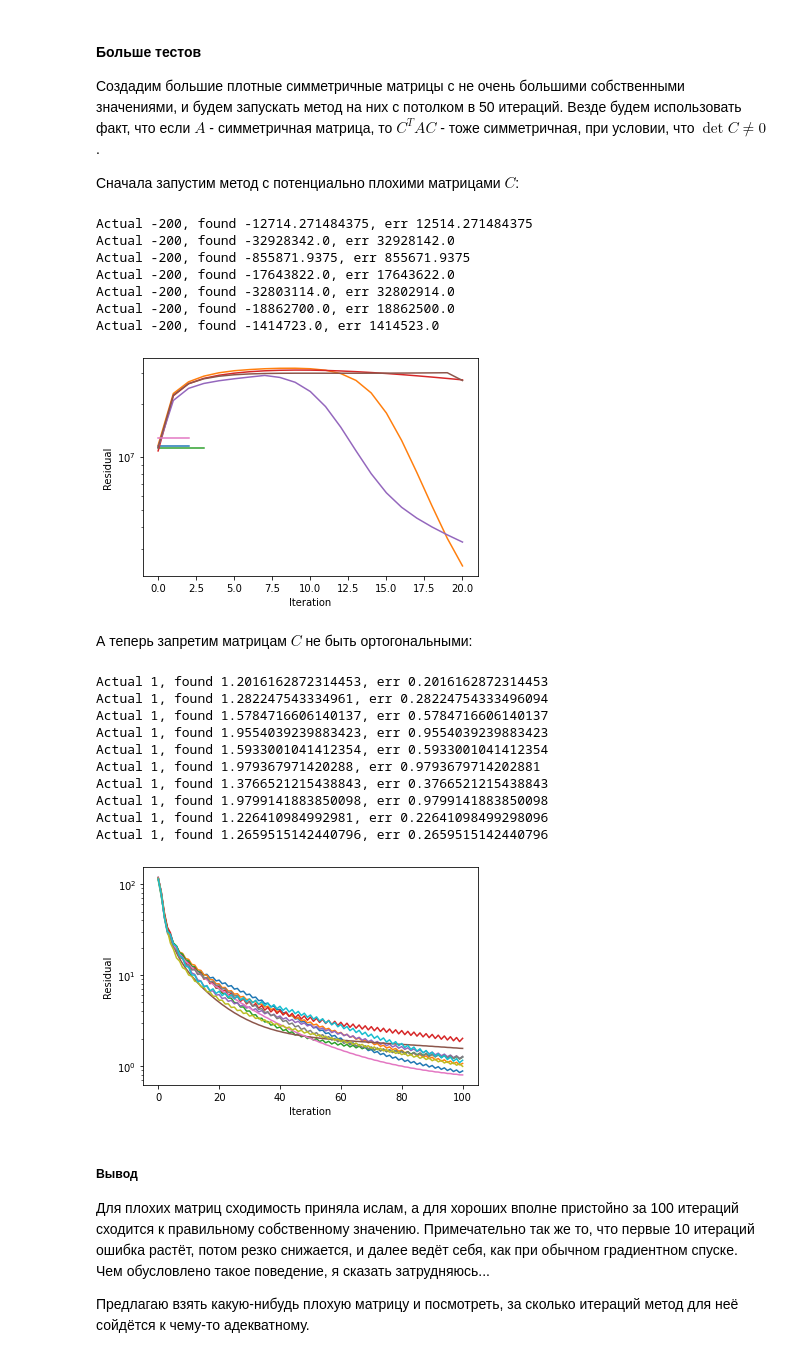
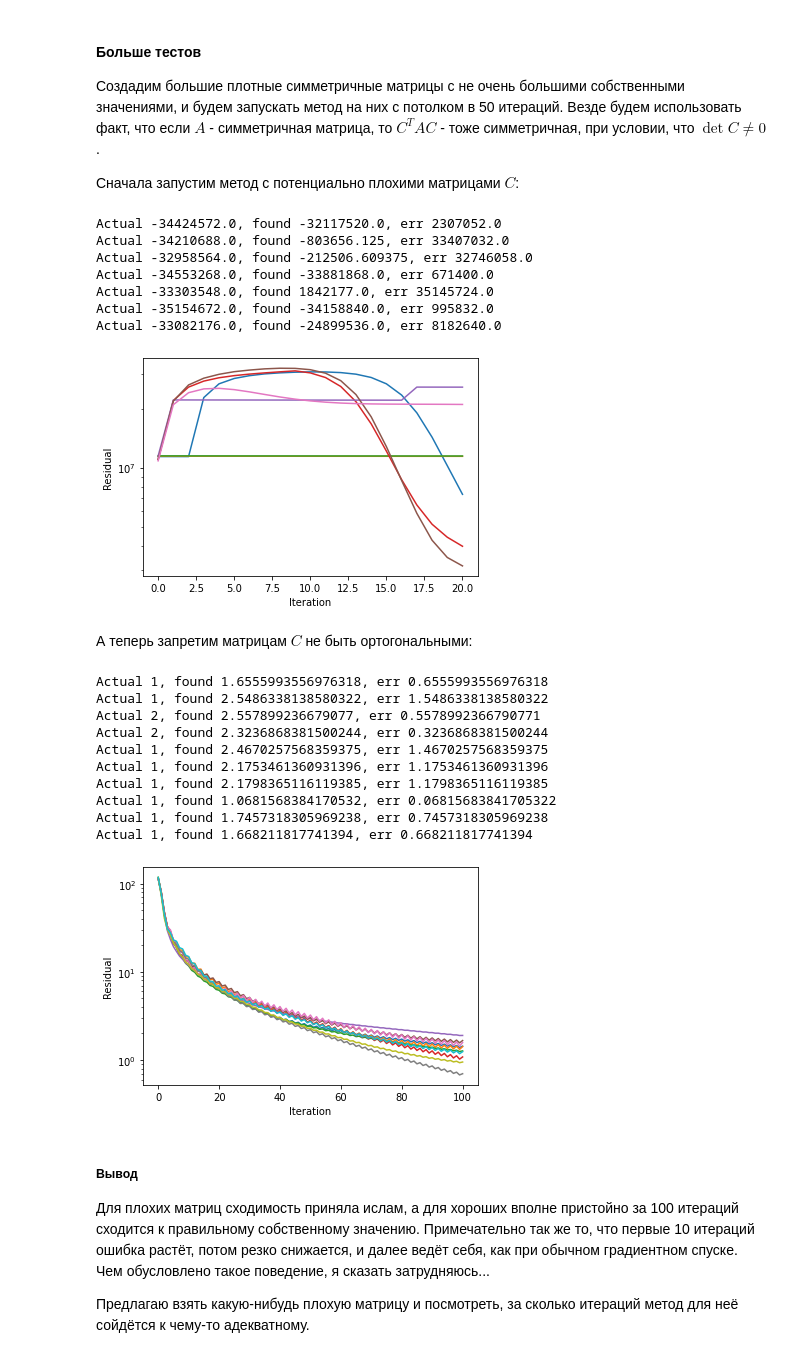
Before and after one commit to johanDDC/RiemannianOptimizationTT, a Jupyter notebook: partial_evp/matrix_case.ipynb, the cells around one changed output. Saved outputs shown, nothing was run; the diff lists cells and outputs as text; code cells hidden in the pictures.

```diff
--- a/partial_evp/matrix_case.ipynb
+++ b/partial_evp/matrix_case.ipynb
@@ -60,9 +61,13 @@ f(x) - f(\mathcal{R}_{x}(-\alpha_k \nabla_R f(x))) \geq m\alpha_k\|\nabla_R f(x)
 # %%
 def armijo_backtracking(init, grad, mul, beta, func, x):
     alpha = init
+    iters = 0
     while func(x) - func(retraction(x, -alpha * grad)) < \
         mul * alpha * jnp.linalg.norm(grad) ** 2:
         alpha *= beta
+        if iters >= 40:
+            break
+        iters += 1
     return alpha
 # %%
 def predefine_GD(A):
@@ -73,19 +78,19 @@ def predefine_GD(A):
         x = init
         residuals = [residual(x, rayleigh(x))]
         iters = 0
+        regular_grad = jax.grad(rayleigh)
+        rieman_grad = orthoprojector(x, regular_grad(x))
         if debug == True:
             print("№\tresidual")
-        while residual(x, rayleigh(x)) > tol:
-            regular_grad = jax.grad(rayleigh)
-            rieman_grad = orthoprojector(x, regular_grad(x))
+        while jnp.linalg.norm(rieman_grad) > tol:
             alpha = armijo_backtracking(jnp.inner(x, A @ rieman_grad) / rayleigh(rieman_grad), rieman_grad, 1E-4, 0.8, rayleigh, x)
             x = retraction(x, -alpha*rieman_grad)
             iters += 1
             residuals.append(residual(x, rayleigh(x)))
+            rieman_grad = orthoprojector(x, regular_grad(x))
             if debug == True:
                 print("{}\t{}".format(iters, residual(x, rayleigh(x))))
-            if (max_iter is not None and iters >= max_iter) or\
-                (len(residuals) > 2 and residuals[-2] == residuals[-1]):
+            if (max_iter is not None and iters >= max_iter):
                 break
 
         return x, residuals
@@ -142,34 +147,34 @@ $C^TAC$ - тоже симметричная, при условии, что $\det
 # %%
 n = 7
 dim = 1000
 tolerance = 4E-3
 graphs = []
 for i in range(n):
     A = jnp.diagflat(jnp.array(random.randint(-200, 200, dim)))
-    answ = jnp.amin(A)
     C = jnp.array(10 * random.randn(dim, dim))
     A = C.T @ A @ C
+    answ = jnp.linalg.eigh(A)[0][0]
     riemanGD = predefine_GD(A)
     init_x = random.randn(dim)
     init_x = jnp.array(init_x / jnp.linalg.norm(init_x))
     vec, rs = riemanGD(init_x, tolerance, 20)
     graphs.append(plt.plot(rs))
     eival = make_rayleigh(A)(vec)
     print("Actual {}, found {}, err {}".format(answ, eival, jnp.abs(answ - eival)))
 
 plt.xlabel("Iteration")
 plt.ylabel("Residual")
 plt.semilogy()
 plt.show(graphs)
 # %% [output]
-Actual -200, found -12714.271484375, err 12514.271484375
-Actual -200, found -32928342.0, err 32928142.0
-Actual -200, found -855871.9375, err 855671.9375
-Actual -200, found -17643822.0, err 17643622.0
-Actual -200, found -32803114.0, err 32802914.0
-Actual -200, found -18862700.0, err 18862500.0
-Actual -200, found -1414723.0, err 1414523.0
+Actual -34424572.0, found -32117520.0, err 2307052.0
+Actual -34210688.0, found -803656.125, err 33407032.0
+Actual -32958564.0, found -212506.609375, err 32746058.0
+Actual -34553268.0, found -33881868.0, err 671400.0
+Actual -33303548.0, found 1842177.0, err 35145724.0
+Actual -35154672.0, found -34158840.0, err 995832.0
+Actual -33082176.0, found -24899536.0, err 8182640.0
-[figure, old version]
+[figure, new version]
 # %% [markdown]
 А теперь запретим матрицам $C$ не быть ортогональными:
 # %%
@@ -196,17 +201,17 @@ plt.ylabel("Residual")
 plt.semilogy()
 plt.show(graphs)
 # %% [output]
-Actual 1, found 1.2016162872314453, err 0.2016162872314453
-Actual 1, found 1.282247543334961, err 0.28224754333496094
-Actual 1, found 1.5784716606140137, err 0.5784716606140137
-Actual 1, found 1.9554039239883423, err 0.9554039239883423
-Actual 1, found 1.5933001041412354, err 0.5933001041412354
-Actual 1, found 1.979367971420288, err 0.9793679714202881
-Actual 1, found 1.3766521215438843, err 0.3766521215438843
-Actual 1, found 1.9799141883850098, err 0.9799141883850098
-Actual 1, found 1.226410984992981, err 0.22641098499298096
-Actual 1, found 1.2659515142440796, err 0.2659515142440796
+Actual 1, found 1.6555993556976318, err 0.6555993556976318
+Actual 1, found 2.5486338138580322, err 1.5486338138580322
+Actual 2, found 2.557899236679077, err 0.5578992366790771
+Actual 2, found 2.3236868381500244, err 0.3236868381500244
+Actual 1, found 2.4670257568359375, err 1.4670257568359375
+Actual 1, found 2.1753461360931396, err 1.1753461360931396
+Actual 1, found 2.1798365116119385, err 1.1798365116119385
+Actual 1, found 1.0681568384170532, err 0.06815683841705322
+Actual 1, found 1.7457318305969238, err 0.7457318305969238
+Actual 1, found 1.668211817741394, err 0.668211817741394
-[figure, old version]
+[figure, new version]
 # %% [markdown]
 ##### Вывод
 Для плохих матриц сходимость приняла ислам, а для хороших
```
Also changed, not shown: parts of 7 cells of this notebook.
